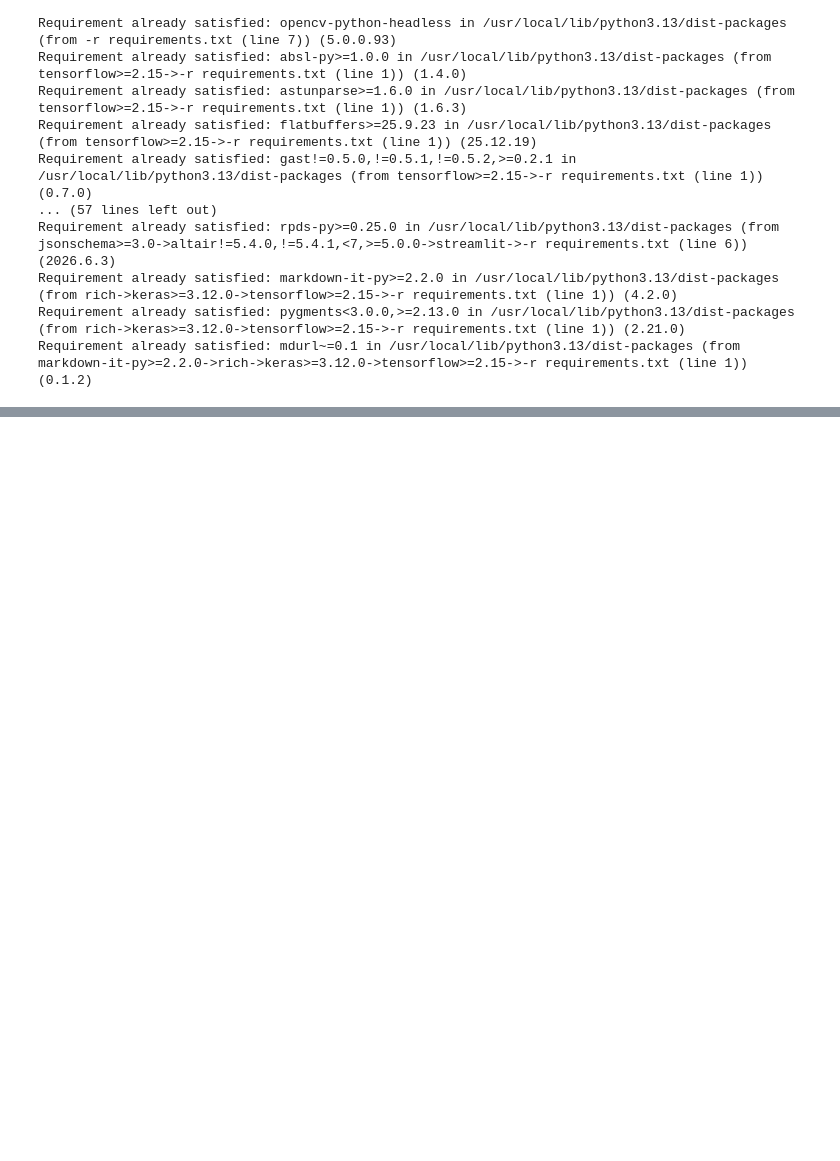
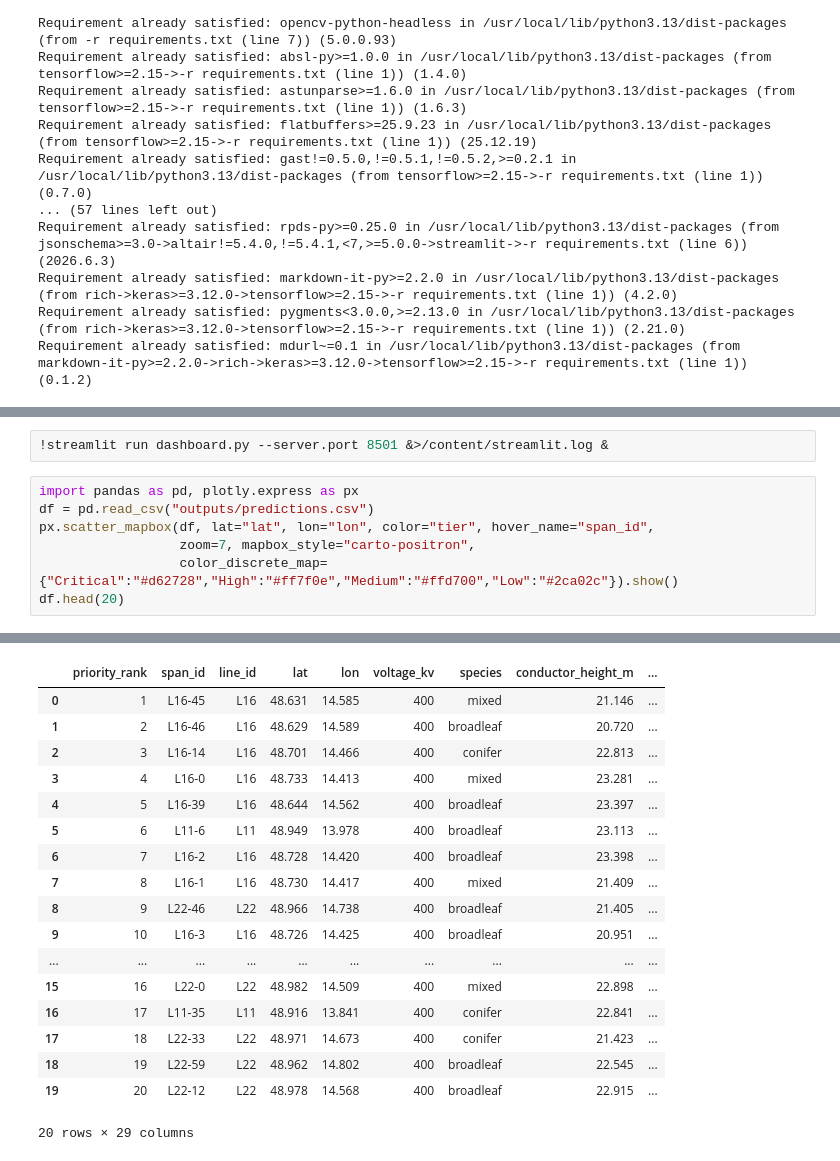
Before and after one commit to saranbabupdy/Buildathon, a Jupyter notebook: Buildathon.ipynb, the cells around one changed output, grey strips where cells are left out. Drawn from its saved outputs; the diff is of its cells as text; blank space fills up the shorter version.

```diff
--- a/Buildathon.ipynb
+++ b/Buildathon.ipynb
@@ -100,0 +156,10 @@ Requirement already satisfied: mdurl~=0.1 in /usr/local/lib/python3.13/dist-pack
+# %%
+!streamlit run dashboard.py --server.port 8501 &>/content/streamlit.log &
+# %%
+import pandas as pd, plotly.express as px
+df = pd.read_csv("outputs/predictions.csv")
+px.scatter_mapbox(df, lat="lat", lon="lon", color="tier", hover_name="span_id",
+                  zoom=7, mapbox_style="carto-positron",
+                  color_discrete_map={"Critical":"#d62728","High":"#ff7f0e","Medium":"#ffd700","Low":"#2ca02c"}).show()
+df.head(20)
+# %% [output]
@@ -100,0 +167,18 @@ Requirement already satisfied: mdurl~=0.1 in /usr/local/lib/python3.13/dist-pack
+|  | priority_rank | span_id | line_id | lat | lon | voltage_kv | species | conductor_height_m | ... |
+| 0 | 1 | L16-45 | L16 | 48.631 | 14.585 | 400 | mixed | 21.146 | ... |
+| 1 | 2 | L16-46 | L16 | 48.629 | 14.589 | 400 | broadleaf | 20.720 | ... |
+| 2 | 3 | L16-14 | L16 | 48.701 | 14.466 | 400 | conifer | 22.813 | ... |
+| 3 | 4 | L16-0 | L16 | 48.733 | 14.413 | 400 | mixed | 23.281 | ... |
+| 4 | 5 | L16-39 | L16 | 48.644 | 14.562 | 400 | broadleaf | 23.397 | ... |
+| 5 | 6 | L11-6 | L11 | 48.949 | 13.978 | 400 | broadleaf | 23.113 | ... |
+| 6 | 7 | L16-2 | L16 | 48.728 | 14.420 | 400 | broadleaf | 23.398 | ... |
+| 7 | 8 | L16-1 | L16 | 48.730 | 14.417 | 400 | mixed | 21.409 | ... |
+| 8 | 9 | L22-46 | L22 | 48.966 | 14.738 | 400 | broadleaf | 21.405 | ... |
+| 9 | 10 | L16-3 | L16 | 48.726 | 14.425 | 400 | broadleaf | 20.951 | ... |
+| ... | ... | ... | ... | ... | ... | ... | ... | ... | ... |
+| 15 | 16 | L22-0 | L22 | 48.982 | 14.509 | 400 | mixed | 22.898 | ... |
+| 16 | 17 | L11-35 | L11 | 48.916 | 13.841 | 400 | conifer | 22.841 | ... |
+| 17 | 18 | L22-33 | L22 | 48.971 | 14.673 | 400 | conifer | 21.423 | ... |
+| 18 | 19 | L22-59 | L22 | 48.962 | 14.802 | 400 | broadleaf | 22.545 | ... |
+| 19 | 20 | L22-12 | L22 | 48.978 | 14.568 | 400 | broadleaf | 22.915 | ... |
+20 rows × 29 columns
```
Also changed, not shown: parts of 8 cells of this notebook.
